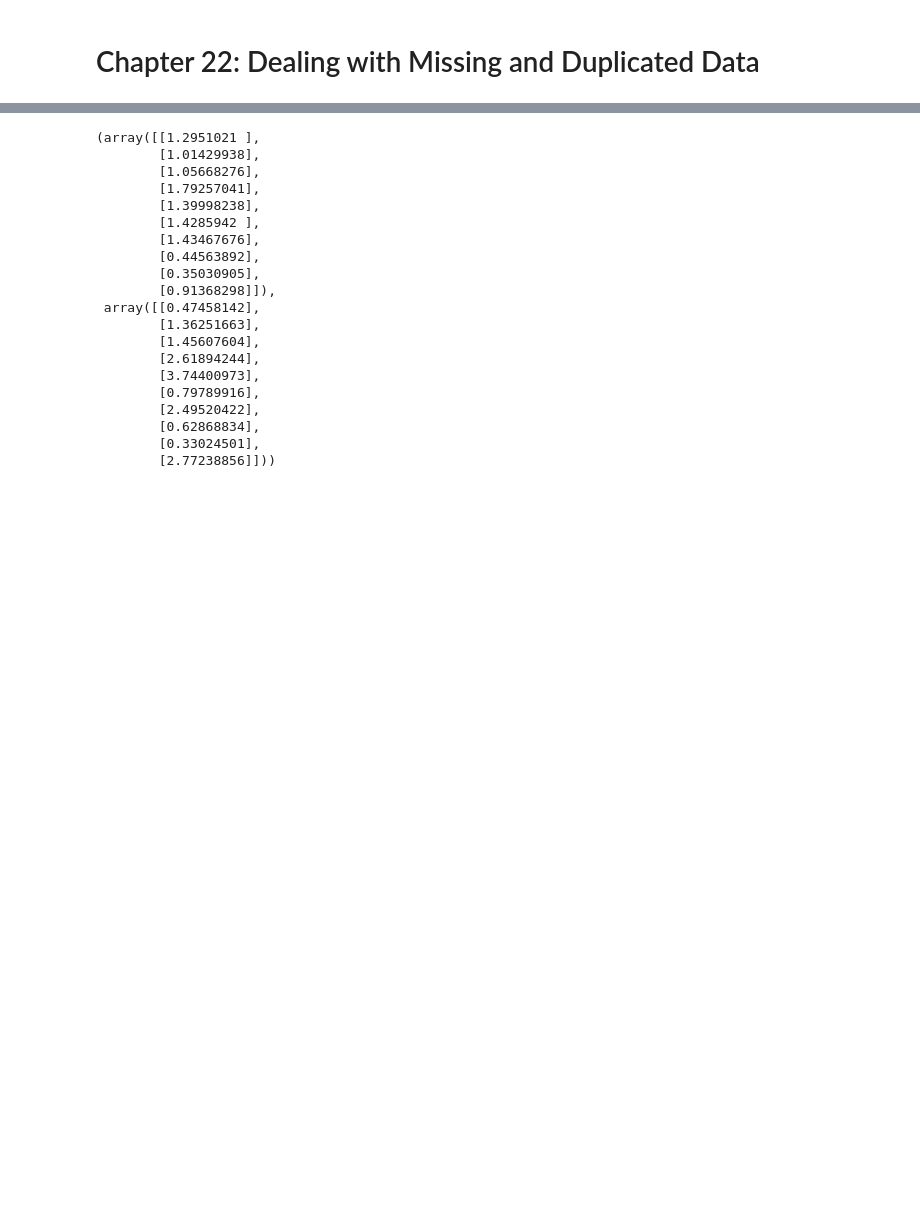
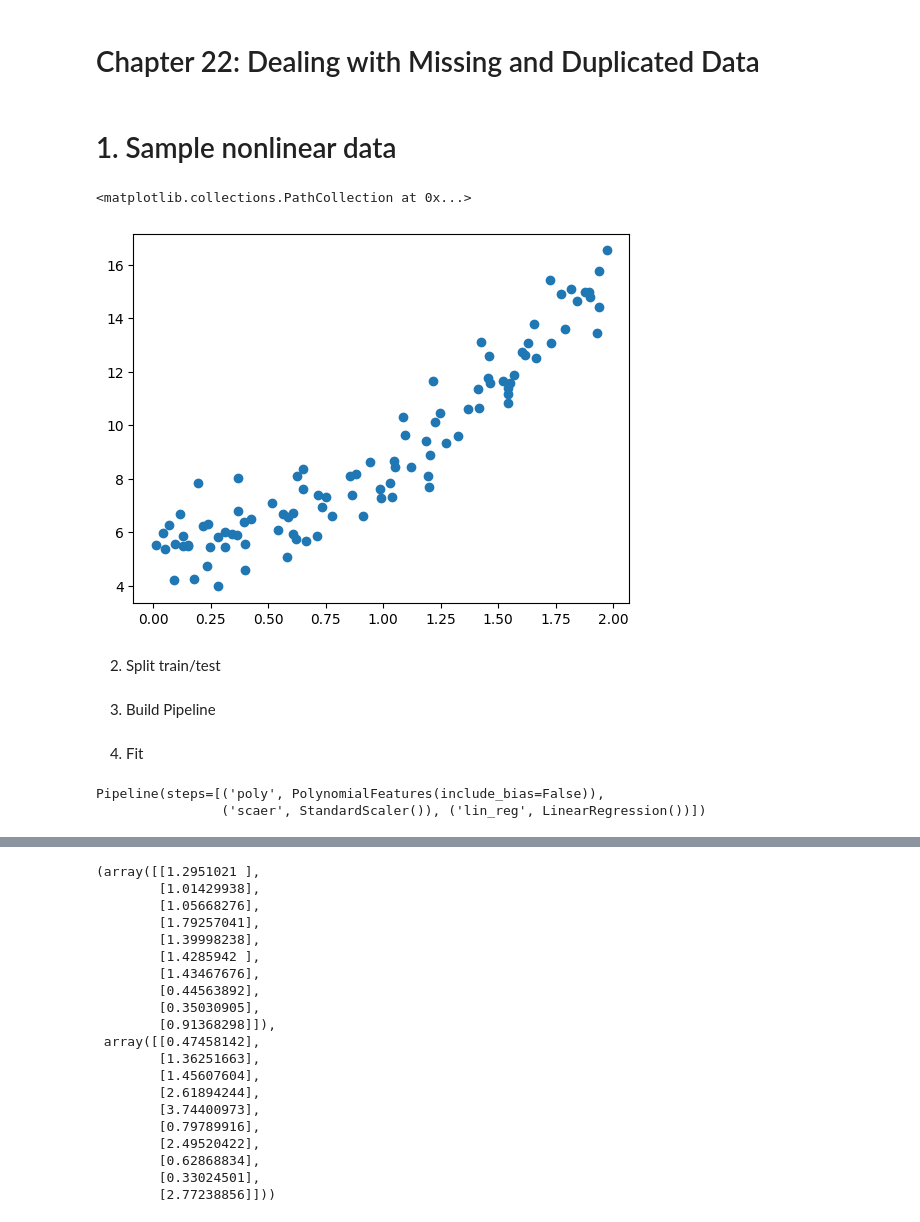
Before and after one commit to stevechengnyc/ml_gpt, a Jupyter notebook: linear_regression.ipynb, the cells around one changed output, grey strips where cells are left out. Drawn from its saved outputs; the diff is of its cells as text; code cells hidden in the pictures; blank space fills up the shorter version.

```diff
--- a/linear_regression.ipynb
+++ b/linear_regression.ipynb
@@ -2,0 +11,15 @@
+# %% [markdown]
+# 1. Sample nonlinear data
+# %%
+
+# 1. Sample nonlinear data
+np.random.seed(42)
+X = 2 * np.random.rand(100, 1)
+y = 5 + 1.5 * X.flatten() + 2 * X.flatten()**2 + np.random.randn(100)
+# %%
+plt.scatter(X,y)
+# %% [output]
+<matplotlib.collections.PathCollection at 0x...>
+[figure, added]
+# %% [markdown]
+2. Split train/test
@@ -2,0 +28,2 @@
+# %% [markdown]
+3. Build Pipeline
@@ -2,0 +37,7 @@
+# %% [markdown]
+4. Fit
+# %%
+pipeline.fit(X_train,y_train)
+# %% [output]
+Pipeline(steps=[('poly', PolynomialFeatures(include_bias=False)),
+                ('scaer', StandardScaler()), ('lin_reg', LinearRegression())])
```
Also changed, not shown: parts of 11 cells of this notebook.
